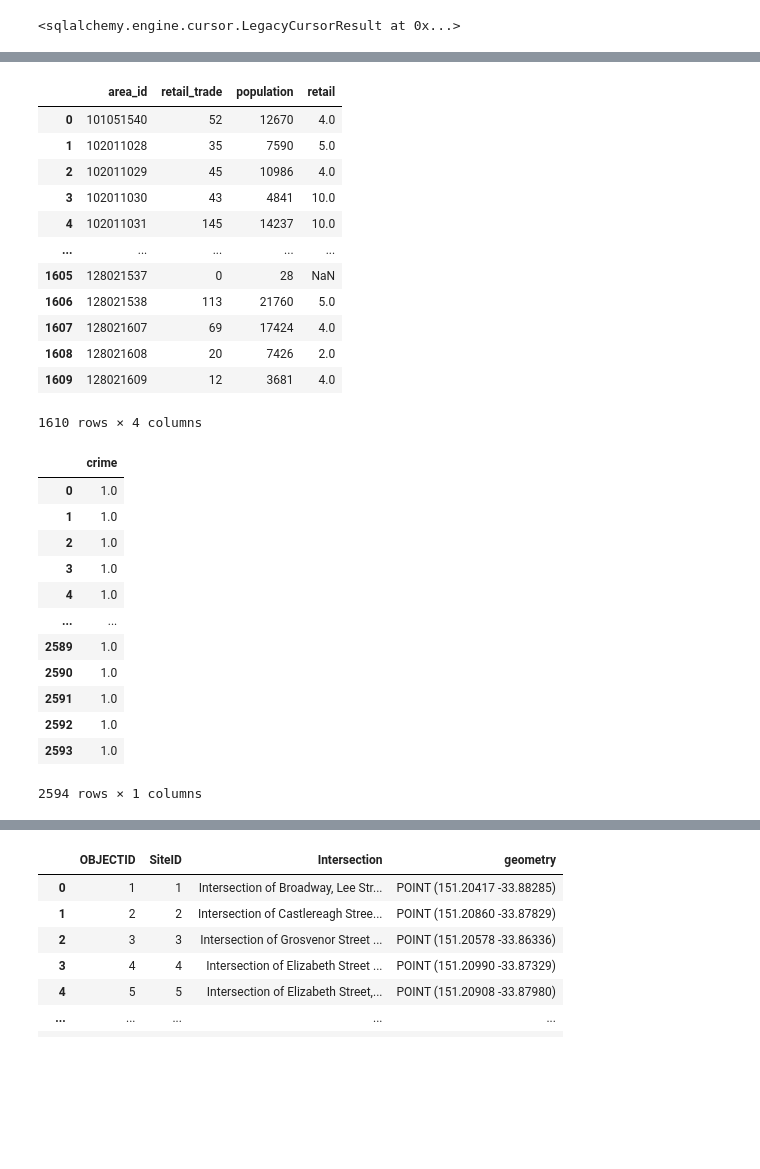
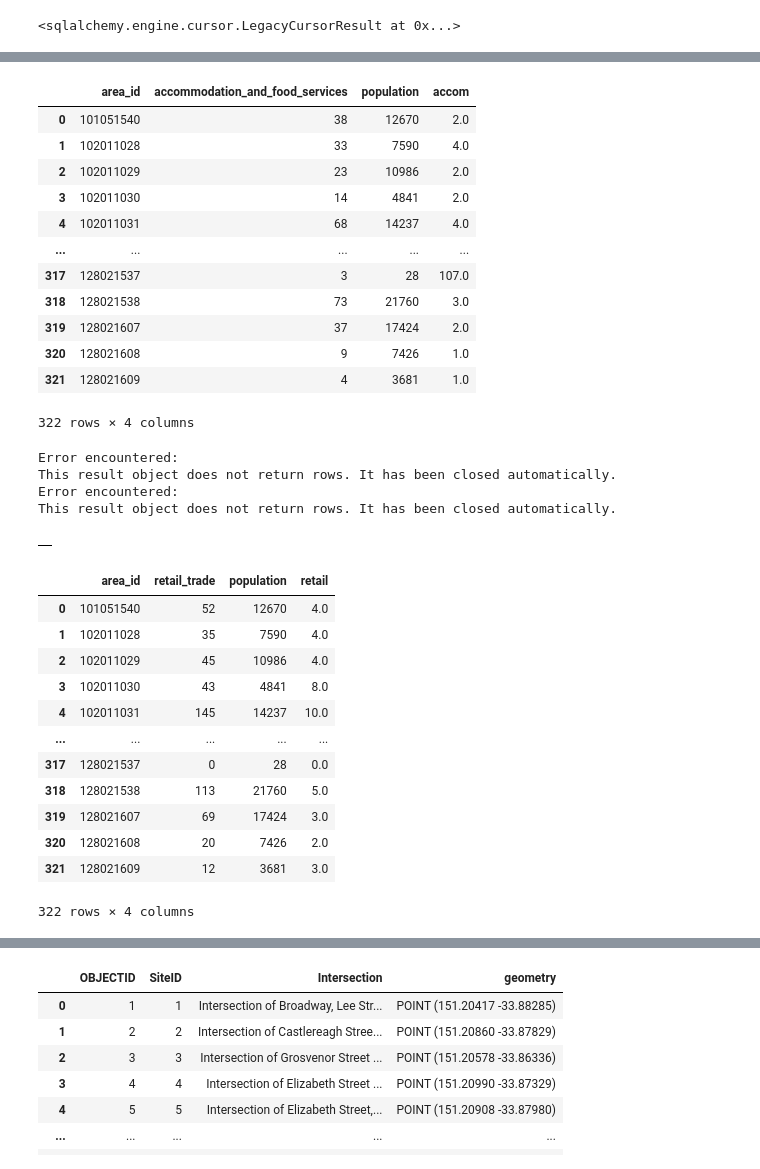
Before and after one commit to Kyle240/Data2001, a Jupyter notebook: Assignment.ipynb, the cells around one changed output, grey strips where cells are left out. Saved outputs shown, nothing was run; the diff lists cells and outputs as text; code cells hidden in the pictures; blank space fills up the shorter version.

```diff
--- a/Assignment.ipynb
+++ b/Assignment.ipynb
@@ -445,37 +472,50 @@ query(conn, sql)
+# %%
+query(conn,"""
+select * from acc_view""")
+# %% [output]
+|  | area_id | accommodation_and_food_services | population | accom |
+| 0 | 101051540 | 38 | 12670 | 2.0 |
+| 1 | 102011028 | 33 | 7590 | 4.0 |
+| 2 | 102011029 | 23 | 10986 | 2.0 |
+| 3 | 102011030 | 14 | 4841 | 2.0 |
+| 4 | 102011031 | 68 | 14237 | 4.0 |
+| ... | ... | ... | ... | ... |
+| 317 | 128021537 | 3 | 28 | 107.0 |
+| 318 | 128021538 | 73 | 21760 | 3.0 |
+| 319 | 128021607 | 37 | 17424 | 2.0 |
+| 320 | 128021608 | 9 | 7426 | 1.0 |
+| 321 | 128021609 | 4 | 3681 | 1.0 |
+322 rows × 4 columns
 # %%
-sql = """
-SELECT A.area_id, A.retail_trade, B.population, A.retail_trade/NULLIF(B.population/1000, 0) AS retail
-FROM businessstats A JOIN neighbourhoods B ON A.area_id=B.area_id
+query(conn,"""
+drop view if exists retail_view""")
+query(conn, """
+create view retail_view as
+SELECT A.area_id, A.retail_trade, B.population,COALESCE(1000*A.retail_trade/NULLIF(B.population, 0),0) AS retail
+FROM businessstats A JOIN neighbourhoods B on A.area_id=B.area_id
 
-"""
-query(conn, sql)
+""")
 # %% [output]
+Error encountered:
+This result object does not return rows. It has been closed automatically.
+Error encountered:
+This result object does not return rows. It has been closed automatically.
-|  | area_id | retail_trade | population | retail |
-| 0 | 101051540 | 52 | 12670 | 4.0 |
-| 1 | 102011028 | 35 | 7590 | 5.0 |
-| 2 | 102011029 | 45 | 10986 | 4.0 |
-| 3 | 102011030 | 43 | 4841 | 10.0 |
-| 4 | 102011031 | 145 | 14237 | 10.0 |
-| ... | ... | ... | ... | ... |
-| 1605 | 128021537 | 0 | 28 | NaN |
-| 1606 | 128021538 | 113 | 21760 | 5.0 |
-| 1607 | 128021607 | 69 | 17424 | 4.0 |
-| 1608 | 128021608 | 20 | 7426 | 2.0 |
-| 1609 | 128021609 | 12 | 3681 | 4.0 |
+|  |
-1610 rows × 4 columns
 # %%
+query(conn, """
+select * from retail_view""")
 # %% [output]
-|  | crime |
-| 0 | 1.0 |
-| 1 | 1.0 |
-| 2 | 1.0 |
-| 3 | 1.0 |
-| 4 | 1.0 |
-| ... | ... |
-| 2589 | 1.0 |
-| 2590 | 1.0 |
-| 2591 | 1.0 |
-| 2592 | 1.0 |
-| 2593 | 1.0 |
+|  | area_id | retail_trade | population | retail |
+| 0 | 101051540 | 52 | 12670 | 4.0 |
+| 1 | 102011028 | 35 | 7590 | 4.0 |
+| 2 | 102011029 | 45 | 10986 | 4.0 |
+| 3 | 102011030 | 43 | 4841 | 8.0 |
+| 4 | 102011031 | 145 | 14237 | 10.0 |
+| ... | ... | ... | ... | ... |
+| 317 | 128021537 | 0 | 28 | 0.0 |
+| 318 | 128021538 | 113 | 21760 | 5.0 |
+| 319 | 128021607 | 69 | 17424 | 3.0 |
+| 320 | 128021608 | 20 | 7426 | 2.0 |
+| 321 | 128021609 | 12 | 3681 | 3.0 |
-2594 rows × 1 columns
+322 rows × 4 columns
 # %%
```
Also changed, not shown: parts of 19 cells of this notebook.
